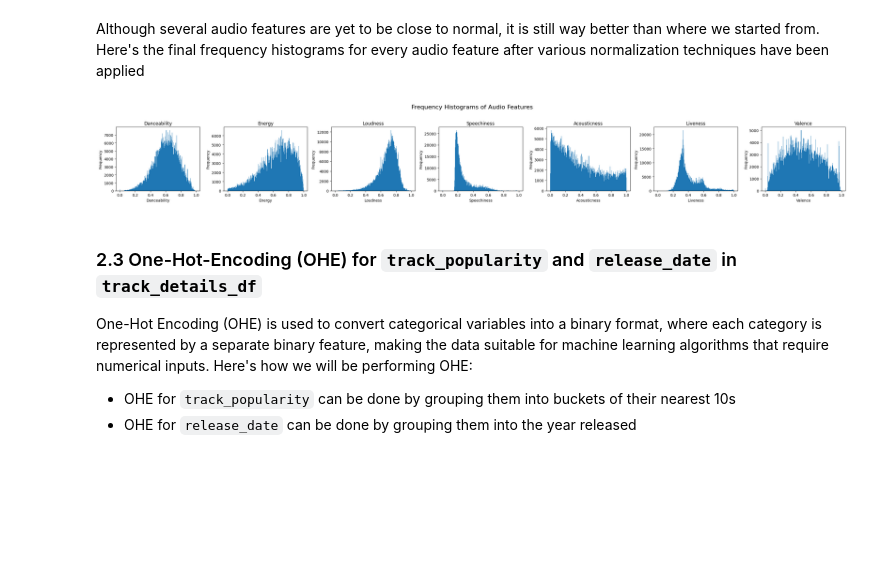
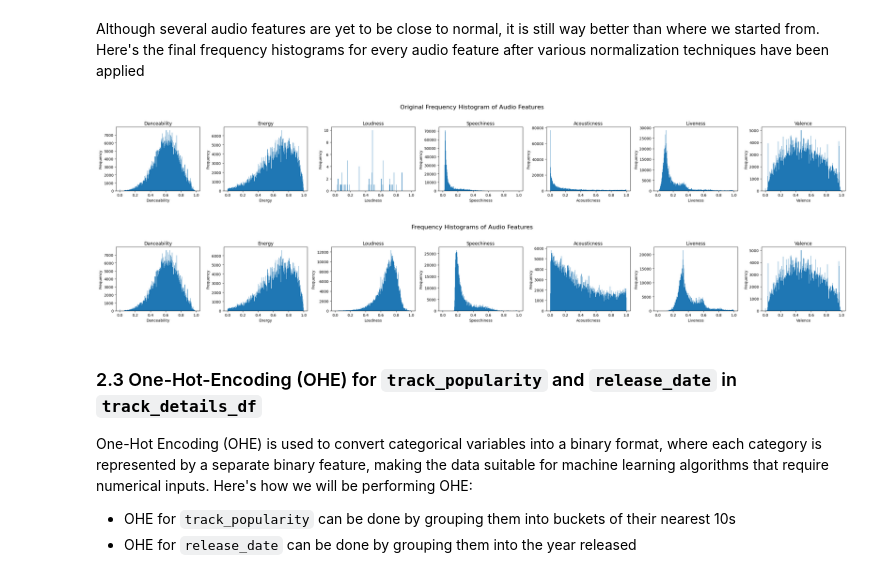
Before and after one commit to avock/TunesBlend-Engine, a Jupyter notebook: src/spotisense_engine.ipynb, the cells around one changed output. Cells and saved outputs as stored; diff of their text form; code cells hidden in the pictures; blank space fills up the shorter version.

```diff
--- a/src/spotisense_engine.ipynb
+++ b/src/spotisense_engine.ipynb
@@ -170,10 +170,14 @@ audio_features_df = after_graph_audio_features_df.copy()
 # %% [markdown]
 Although several audio features are yet to be close to normal, it is still way better than where we started from. Here's the final frequency histograms for every audio feature after various normalization techniques have been applied
 # %%
+graph_title = 'Original Frequency Histogram of Audio Features'
+plot_graph(graph_title, graph_height, graph_width, audio_features_list, original_audio_features_df)
+
 graph_title = 'Frequency Histograms of Audio Features'
 plot_graph(graph_title, graph_height, graph_width, audio_features_list, audio_features_df)
 # %% [output]
-[figure, old version]
+[figure, new version]
+[figure, added]
 # %% [markdown]
 ### 2.3 One-Hot-Encoding (OHE) for `track_popularity` and `release_date` in `track_details_df`
 One-Hot Encoding (OHE) is used to convert categorical variables into a binary format, where each category is represented by a separate binary feature, making the data suitable for machine learning algorithms that require numerical inputs. Here's how we will be performing OHE:
```
Also changed, not shown: parts of 7 cells of this notebook, 10 other files.
